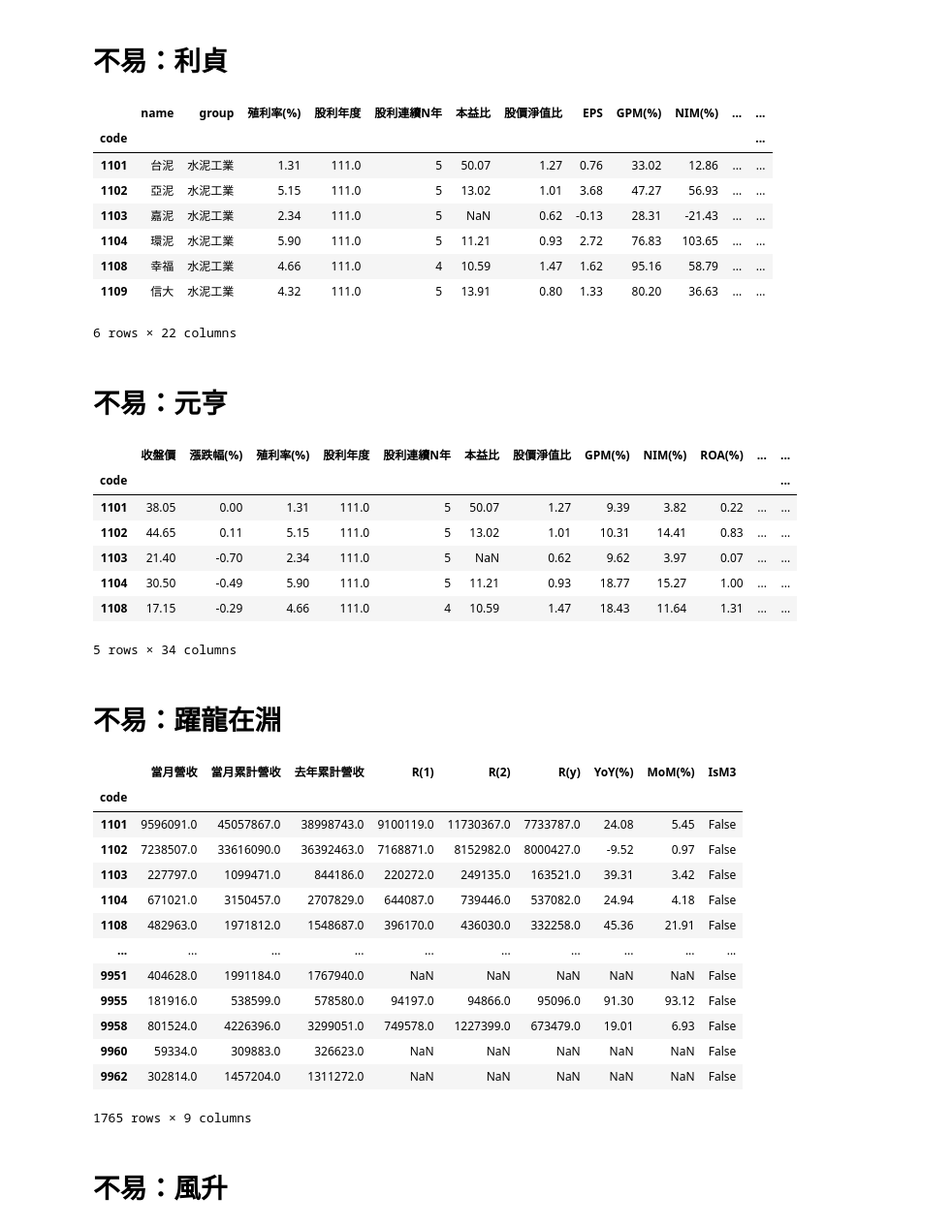
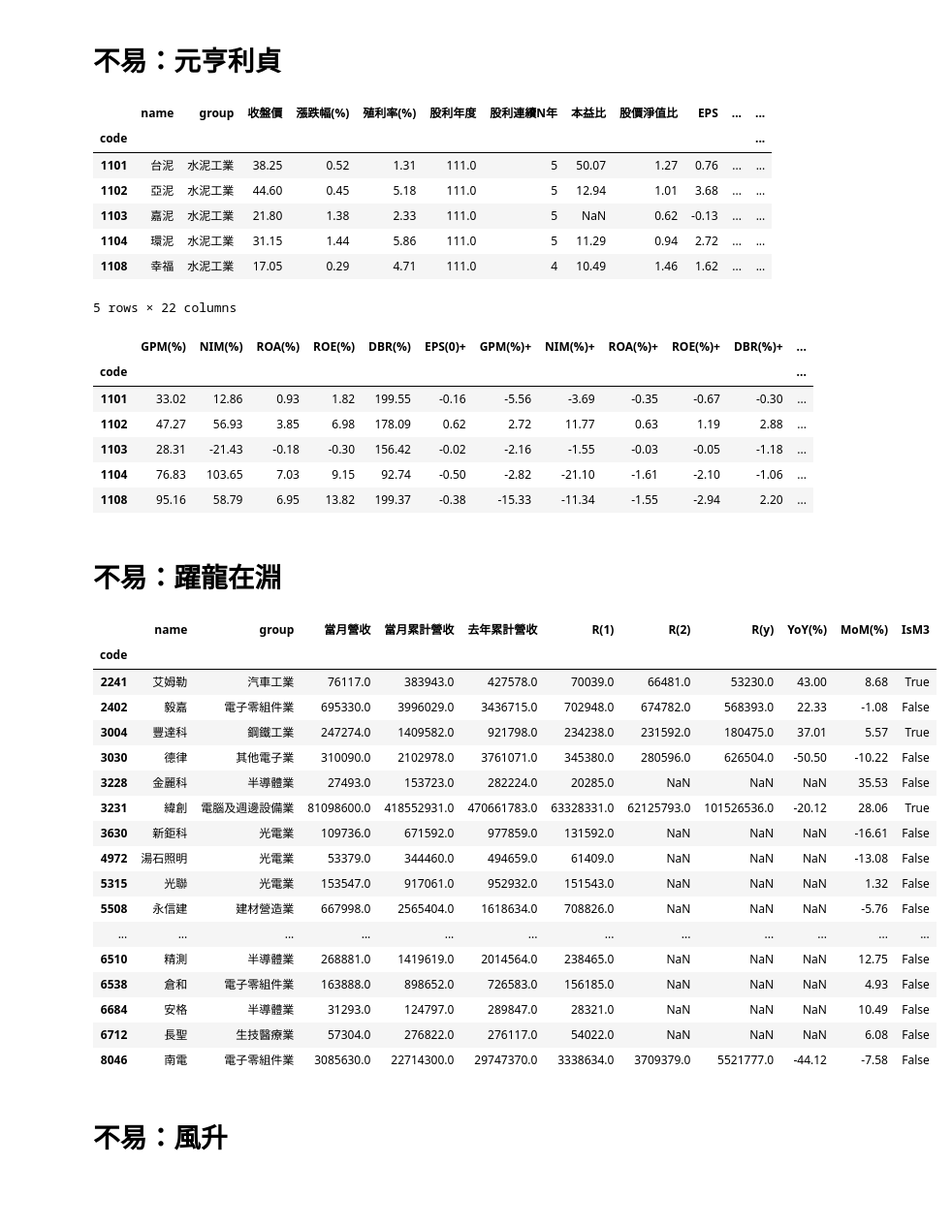
Before and after one commit to yangaound/stock.tw, a Jupyter notebook: README.ipynb, the cells around one changed output. Shown: that part at 97% size. Saved outputs shown, nothing was run; the diff lists cells and outputs as text; code cells hidden in the pictures; blank space fills up the shorter version.

```diff
--- a/README.ipynb
+++ b/README.ipynb
@@ -18,54 +18,53 @@ dataset.datatime_range
  'min_revenue': Timestamp('2018-02-10 00:00:00'),
  'min_fin_stmt': Timestamp('2019-05-15 00:00:00')}
 # %% [markdown]
-# 不易：利貞
+# 不易：元亨利貞
 # %%
 df = dataset.analyze_profit()
 df = dataset.append_stock_info(df)
-df.head(6).round(2)
+df.iloc[:,0:22].head(5).round(2)
 # %% [output]
-|  | name | group | 殖利率(%) | 股利年度 | 股利連續N年 | 本益比 | 股價淨值比 | EPS | GPM(%) | NIM(%) | ... | ... |
+|  | name | group | 收盤價 | 漲跌幅(%) | 殖利率(%) | 股利年度 | 股利連續N年 | 本益比 | 股價淨值比 | EPS | ... | ... |
 | code |  |  |  |  |  |  |  |  |  |  |  | ... |
-| 1101 | 台泥 | 水泥工業 | 1.31 | 111.0 | 5 | 50.07 | 1.27 | 0.76 | 33.02 | 12.86 | ... | ... |
-| 1102 | 亞泥 | 水泥工業 | 5.15 | 111.0 | 5 | 13.02 | 1.01 | 3.68 | 47.27 | 56.93 | ... | ... |
-| 1103 | 嘉泥 | 水泥工業 | 2.34 | 111.0 | 5 | NaN | 0.62 | -0.13 | 28.31 | -21.43 | ... | ... |
-| 1104 | 環泥 | 水泥工業 | 5.90 | 111.0 | 5 | 11.21 | 0.93 | 2.72 | 76.83 | 103.65 | ... | ... |
-| 1108 | 幸福 | 水泥工業 | 4.66 | 111.0 | 4 | 10.59 | 1.47 | 1.62 | 95.16 | 58.79 | ... | ... |
-| 1109 | 信大 | 水泥工業 | 4.32 | 111.0 | 5 | 13.91 | 0.80 | 1.33 | 80.20 | 36.63 | ... | ... |
+| 1101 | 台泥 | 水泥工業 | 38.25 | 0.52 | 1.31 | 111.0 | 5 | 50.07 | 1.27 | 0.76 | ... | ... |
+| 1102 | 亞泥 | 水泥工業 | 44.60 | 0.45 | 5.18 | 111.0 | 5 | 12.94 | 1.01 | 3.68 | ... | ... |
+| 1103 | 嘉泥 | 水泥工業 | 21.80 | 1.38 | 2.33 | 111.0 | 5 | NaN | 0.62 | -0.13 | ... | ... |
+| 1104 | 環泥 | 水泥工業 | 31.15 | 1.44 | 5.86 | 111.0 | 5 | 11.29 | 0.94 | 2.72 | ... | ... |
+| 1108 | 幸福 | 水泥工業 | 17.05 | 0.29 | 4.71 | 111.0 | 4 | 10.49 | 1.46 | 1.62 | ... | ... |
-6 rows × 22 columns
+5 rows × 22 columns
-# %% [markdown]
-# 不易：元亨
 # %%
-df = dataset.analyze_eps().iloc[:,0:40]
-df.head(5).round(2)
+df.iloc[:,28:-8].head(5).round(2)
 # %% [output]
-|  | 收盤價 | 漲跌幅(%) | 殖利率(%) | 股利年度 | 股利連續N年 | 本益比 | 股價淨值比 | GPM(%) | NIM(%) | ROA(%) | ... | ... |
+|  | GPM(%) | NIM(%) | ROA(%) | ROE(%) | DBR(%) | EPS(0)+ | GPM(%)+ | NIM(%)+ | ROA(%)+ | ROE(%)+ | DBR(%)+ | ... |
 | code |  |  |  |  |  |  |  |  |  |  |  | ... |
-| 1101 | 38.05 | 0.00 | 1.31 | 111.0 | 5 | 50.07 | 1.27 | 9.39 | 3.82 | 0.22 | ... | ... |
-| 1102 | 44.65 | 0.11 | 5.15 | 111.0 | 5 | 13.02 | 1.01 | 10.31 | 14.41 | 0.83 | ... | ... |
-| 1103 | 21.40 | -0.70 | 2.34 | 111.0 | 5 | NaN | 0.62 | 9.62 | 3.97 | 0.07 | ... | ... |
-| 1104 | 30.50 | -0.49 | 5.90 | 111.0 | 5 | 11.21 | 0.93 | 18.77 | 15.27 | 1.00 | ... | ... |
-| 1108 | 17.15 | -0.29 | 4.66 | 111.0 | 4 | 10.59 | 1.47 | 18.43 | 11.64 | 1.31 | ... | ... |
+| 1101 | 33.02 | 12.86 | 0.93 | 1.82 | 199.55 | -0.16 | -5.56 | -3.69 | -0.35 | -0.67 | -0.30 | ... |
+| 1102 | 47.27 | 56.93 | 3.85 | 6.98 | 178.09 | 0.62 | 2.72 | 11.77 | 0.63 | 1.19 | 2.88 | ... |
+| 1103 | 28.31 | -21.43 | -0.18 | -0.30 | 156.42 | -0.02 | -2.16 | -1.55 | -0.03 | -0.05 | -1.18 | ... |
+| 1104 | 76.83 | 103.65 | 7.03 | 9.15 | 92.74 | -0.50 | -2.82 | -21.10 | -1.61 | -2.10 | -1.06 | ... |
+| 1108 | 95.16 | 58.79 | 6.95 | 13.82 | 199.37 | -0.38 | -15.33 | -11.34 | -1.55 | -2.94 | 2.20 | ... |
-5 rows × 34 columns
 # %% [markdown]
 # 不易：躍龍在淵
 # %%
-dataset.revenue_anal.round(2)
+dataset.append_stock_info(dataset.anal_revenue.round(2))
 # %% [output]
-|  | 當月營收 | 當月累計營收 | 去年累計營收 | R(1) | R(2) | R(y) | YoY(%) | MoM(%) | IsM3 |
-| code |  |  |  |  |  |  |  |  |  |
-| 1101 | 9596091.0 | 45057867.0 | 38998743.0 | 9100119.0 | 11730367.0 | 7733787.0 | 24.08 | 5.45 | False |
-| 1102 | 7238507.0 | 33616090.0 | 36392463.0 | 7168871.0 | 8152982.0 | 8000427.0 | -9.52 | 0.97 | False |
-| 1103 | 227797.0 | 1099471.0 | 844186.0 | 220272.0 | 249135.0 | 163521.0 | 39.31 | 3.42 | False |
-| 1104 | 671021.0 | 3150457.0 | 2707829.0 | 644087.0 | 739446.0 | 537082.0 | 24.94 | 4.18 | False |
-| 1108 | 482963.0 | 1971812.0 | 1548687.0 | 396170.0 | 436030.0 | 332258.0 | 45.36 | 21.91 | False |
-| ... | ... | ... | ... | ... | ... | ... | ... | ... | ... |
-| 9951 | 404628.0 | 1991184.0 | 1767940.0 | NaN | NaN | NaN | NaN | NaN | False |
-| 9955 | 181916.0 | 538599.0 | 578580.0 | 94197.0 | 94866.0 | 95096.0 | 91.30 | 93.12 | False |
-| 9958 | 801524.0 | 4226396.0 | 3299051.0 | 749578.0 | 1227399.0 | 673479.0 | 19.01 | 6.93 | False |
-| 9960 | 59334.0 | 309883.0 | 326623.0 | NaN | NaN | NaN | NaN | NaN | False |
-| 9962 | 302814.0 | 1457204.0 | 1311272.0 | NaN | NaN | NaN | NaN | NaN | False |
+|  | name | group | 當月營收 | 當月累計營收 | 去年累計營收 | R(1) | R(2) | R(y) | YoY(%) | MoM(%) | IsM3 |
+| code |  |  |  |  |  |  |  |  |  |  |  |
+| 2241 | 艾姆勒 | 汽車工業 | 76117.0 | 383943.0 | 427578.0 | 70039.0 | 66481.0 | 53230.0 | 43.00 | 8.68 | True |
+| 2402 | 毅嘉 | 電子零組件業 | 695330.0 | 3996029.0 | 3436715.0 | 702948.0 | 674782.0 | 568393.0 | 22.33 | -1.08 | False |
+| 3004 | 豐達科 | 鋼鐵工業 | 247274.0 | 1409582.0 | 921798.0 | 234238.0 | 231592.0 | 180475.0 | 37.01 | 5.57 | True |
+| 3030 | 德律 | 其他電子業 | 310090.0 | 2102978.0 | 3761071.0 | 345380.0 | 280596.0 | 626504.0 | -50.50 | -10.22 | False |
+| 3228 | 金麗科 | 半導體業 | 27493.0 | 153723.0 | 282224.0 | 20285.0 | NaN | NaN | NaN | 35.53 | False |
+| 3231 | 緯創 | 電腦及週邊設備業 | 81098600.0 | 418552931.0 | 470661783.0 | 63328331.0 | 62125793.0 | 101526536.0 | -20.12 | 28.06 | True |
+| 3630 | 新鉅科 | 光電業 | 109736.0 | 671592.0 | 977859.0 | 131592.0 | NaN | NaN | NaN | -16.61 | False |
+| 4972 | 湯石照明 | 光電業 | 53379.0 | 344460.0 | 494659.0 | 61409.0 | NaN | NaN | NaN | -13.08 | False |
+| 5315 | 光聯 | 光電業 | 153547.0 | 917061.0 | 952932.0 | 151543.0 | NaN | NaN | NaN | 1.32 | False |
+| 5508 | 永信建 | 建材營造業 | 667998.0 | 2565404.0 | 1618634.0 | 708826.0 | NaN | NaN | NaN | -5.76 | False |
+| ... | ... | ... | ... | ... | ... | ... | ... | ... | ... | ... | ... |
+| 6510 | 精測 | 半導體業 | 268881.0 | 1419619.0 | 2014564.0 | 238465.0 | NaN | NaN | NaN | 12.75 | False |
+| 6538 | 倉和 | 電子零組件業 | 163888.0 | 898652.0 | 726583.0 | 156185.0 | NaN | NaN | NaN | 4.93 | False |
+| 6684 | 安格 | 半導體業 | 31293.0 | 124797.0 | 289847.0 | 28321.0 | NaN | NaN | NaN | 10.49 | False |
+| 6712 | 長聖 | 生技醫療業 | 57304.0 | 276822.0 | 276117.0 | 54022.0 | NaN | NaN | NaN | 6.08 | False |
+| 8046 | 南電 | 電子零組件業 | 3085630.0 | 22714300.0 | 29747370.0 | 3338634.0 | 3709379.0 | 5521777.0 | -44.12 | -7.58 | False |
-1765 rows × 9 columns
 # %% [markdown]
 # 不易：風升
 # %%
```
Also changed, not shown: parts of 4 cells of this notebook, 6 other files.
